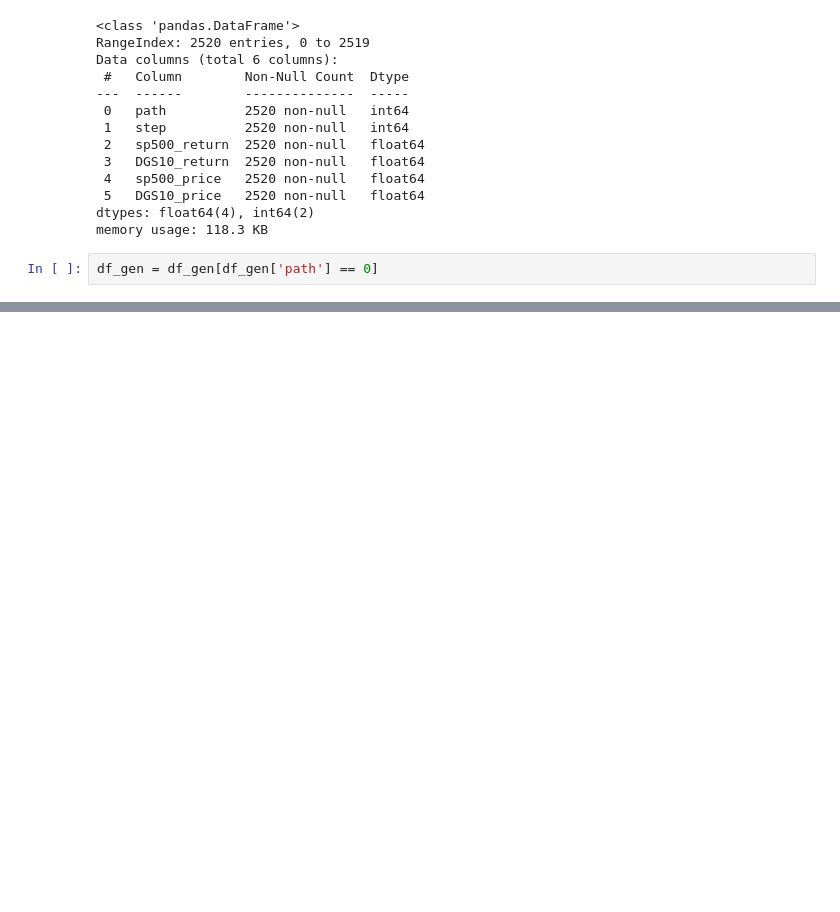
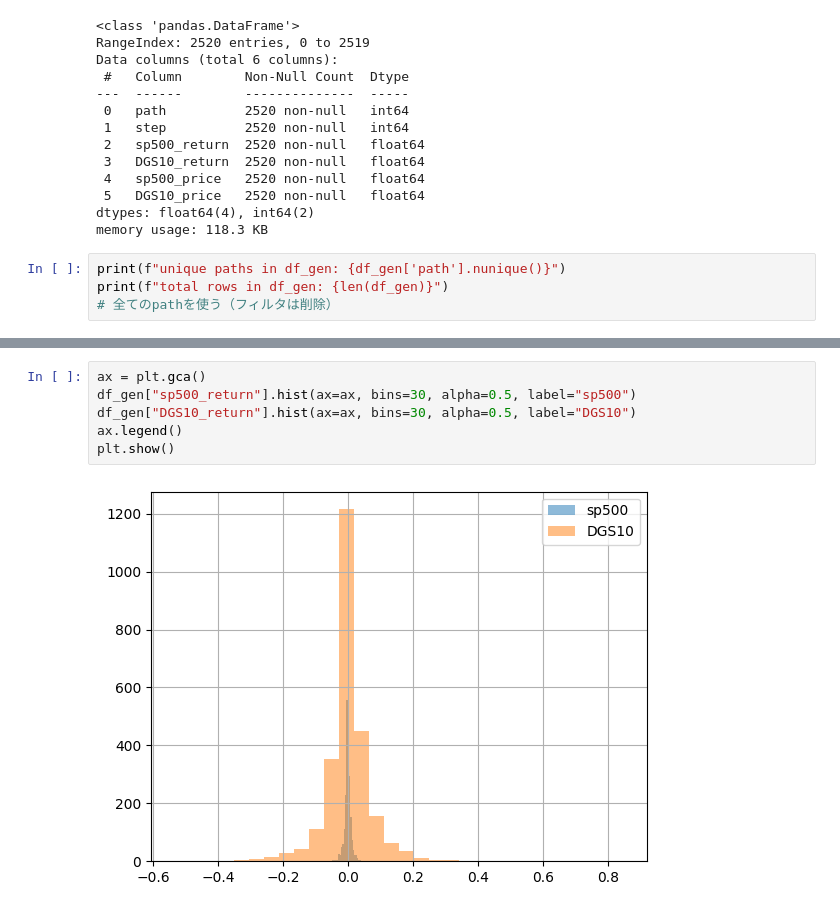
Before and after one commit to 5ky7/DSSjissyu, a Jupyter notebook: data_exploration.ipynb, the cells around one changed output, grey strips where cells are left out. Saved outputs shown, nothing was run; the diff lists cells and outputs as text; blank space fills up the shorter version.

```diff
--- a/data_exploration.ipynb
+++ b/data_exploration.ipynb
@@ -306,5 +308,7 @@ Data columns (total 6 columns):
 dtypes: float64(4), int64(2)
 memory usage: 118.3 KB
 # %%
-df_gen = df_gen[df_gen['path'] == 0]
+print(f"unique paths in df_gen: {df_gen['path'].nunique()}")
+print(f"total rows in df_gen: {len(df_gen)}")
+# 全てのpathを使う（フィルタは削除）
 # %% [output]
@@ -323,0 +333,8 @@ df_gen = df_gen[df_gen['path'] == 0]
+# %%
+ax = plt.gca()
+df_gen["sp500_return"].hist(ax=ax, bins=30, alpha=0.5, label="sp500")
+df_gen["DGS10_return"].hist(ax=ax, bins=30, alpha=0.5, label="DGS10")
+ax.legend()
+plt.show()
+# %% [output]
+[figure, added]
```
Also changed, not shown: parts of 5 cells of this notebook, 11 other files.
